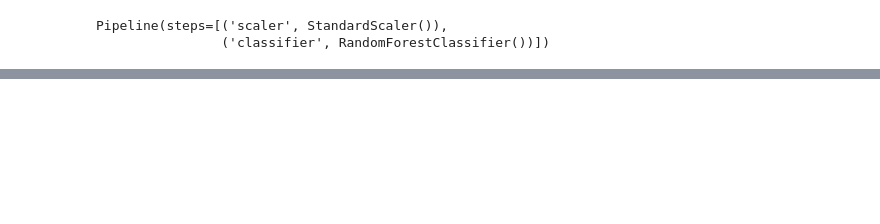
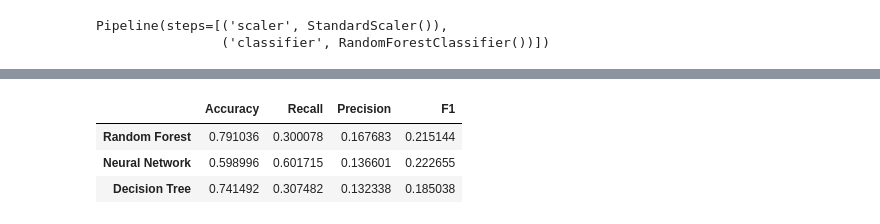
Before and after one commit to agomolka/MASem2DataMining, a Jupyter notebook: notebooks/car_kick_analysis.ipynb, the cells around one changed output, grey strips where cells are left out. Cells and saved outputs as stored; diff of their text form; code cells hidden in the pictures; blank space fills up the shorter version.

```diff
--- a/notebooks/car_kick_analysis.ipynb
+++ b/notebooks/car_kick_analysis.ipynb
@@ -1297,0 +1303,7 @@ plt.show()
+# %%
+df_scores[['Accuracy', 'Recall', 'Precision', 'F1']]
+# %% [output]
+|  | Accuracy | Recall | Precision | F1 |
+| Random Forest | 0.791036 | 0.300078 | 0.167683 | 0.215144 |
+| Neural Network | 0.598996 | 0.601715 | 0.136601 | 0.222655 |
+| Decision Tree | 0.741492 | 0.307482 | 0.132338 | 0.185038 |
```
Also changed, not shown: parts of 16 cells of this notebook.
